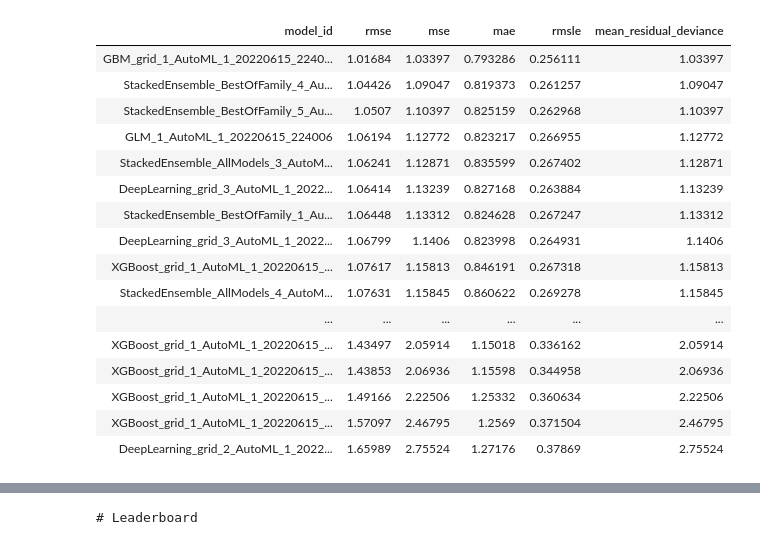
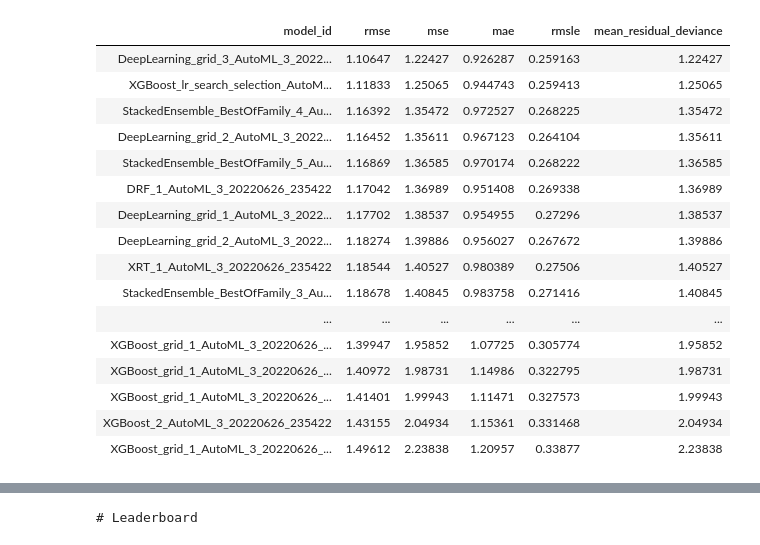
Before and after one commit to Gaskell-1206/Ensemble_DRP, a Jupyter notebook: ModelModule/H2O.ipynb, the cells around one changed output, grey strips where cells are left out. Saved outputs shown, nothing was run; the diff lists cells and outputs as text; code cells hidden in the pictures.

```diff
--- a/ModelModule/H2O.ipynb
+++ b/ModelModule/H2O.ipynb
@@ -10,11 +11,15 @@ from DataModule.Data_Preparation import CoronnaCERTAINDataset
 pd.options.mode.chained_assignment = None
 # %%
 dataset = CoronnaCERTAINDataset(
-    library_root= '/Users/gaskell/Dropbox/Mac/Desktop/Autoimmune_Disease/Code/ML_RA_EHR/Dataset/',
-    challenge = "classification",
-    dataset = 'CORRONA CERTAIN',
-    process_approach = 'SC',
-    patient_group = 'bionaive TNF',
-    drug_group= 'all',
-    save_csv=True)
+    library_root='/Users/gaskell/Dropbox/Mac/Desktop/Autoimmune_Disease/Code/ML_RA_EHR/Dataset/',
+    challenge="regression",
+    dataset='CORRONA CERTAIN',
+    process_approach='SC',
+    imputation='IterativeImputer',
+    patient_group='bionaive TNF',
+    drug_group='all',
+    time_points=(0,3),
+    train_test_rate=0.8,
+    save_csv=False,
+    random_state=2022)
 # %% [output]
@@ -23,2 +31,3 @@ save file to: /Users/gaskell/Dropbox/Mac/Desktop/Autoimmune_Disease/Code/ML_RA_E
 # %%
-dataset.get_df_train().head(10)
+train, train_loc = dataset.get_train()
+test, test_loc = dataset.get_test()
@@ -40,10 +51,10 @@ dataset.get_df_train().head(10)
 h2o.init()
 
 # Import a sample binary outcome train/test set into H2O
-train = h2o.upload_file("../Dataset/Coronna_Data_CERTAIN_classification_SC_0M_3M_bionaive TNF_all_Train.csv")
-test = h2o.upload_file("../Dataset/Coronna_Data_CERTAIN_classification_SC_0M_3M_bionaive TNF_all_Test.csv")
+train = h2o.upload_file(str(train_loc))
+test = h2o.upload_file(str(test_loc))
 
 # Identify predictors and response
 x = train.columns[:-1]
-y = "3MResponse"
+y = "DAS28_CRP_3M"
 # %% [output]
@@ -75,7 +78,7 @@ Parse progress: |█████████████████████
 Parse progress: |████████████████████████████████████████████████████████████████| (done) 100%
 # %%
 # Run AutoML for 20 base models
-aml = H2OAutoML(max_runtime_secs = 60, seed = 1, project_name = "EHR_RA_KVB")
+aml = H2OAutoML(max_runtime_secs = 60, seed = 1, project_name = "EHR_RA_SC_reg_2")
 aml.train(x=x, y=y, training_frame=train, leaderboard_frame = test)
 
 # View the AutoML Leaderboard
@@ -102,20 +105,20 @@ ERRR on field: _min_rows: The dataset size is too small to split for min_rows=10
 | model_id | rmse | mse | mae | rmsle | mean_residual_deviance |
-| GBM_grid_1_AutoML_1_20220615_2240... | 1.01684 | 1.03397 | 0.793286 | 0.256111 | 1.03397 |
-| StackedEnsemble_BestOfFamily_4_Au... | 1.04426 | 1.09047 | 0.819373 | 0.261257 | 1.09047 |
-| StackedEnsemble_BestOfFamily_5_Au... | 1.0507 | 1.10397 | 0.825159 | 0.262968 | 1.10397 |
-| GLM_1_AutoML_1_20220615_224006 | 1.06194 | 1.12772 | 0.823217 | 0.266955 | 1.12772 |
-| StackedEnsemble_AllModels_3_AutoM... | 1.06241 | 1.12871 | 0.835599 | 0.267402 | 1.12871 |
-| DeepLearning_grid_3_AutoML_1_2022... | 1.06414 | 1.13239 | 0.827168 | 0.263884 | 1.13239 |
-| StackedEnsemble_BestOfFamily_1_Au... | 1.06448 | 1.13312 | 0.824628 | 0.267247 | 1.13312 |
-| DeepLearning_grid_3_AutoML_1_2022... | 1.06799 | 1.1406 | 0.823998 | 0.264931 | 1.1406 |
-| XGBoost_grid_1_AutoML_1_20220615_... | 1.07617 | 1.15813 | 0.846191 | 0.267318 | 1.15813 |
-| StackedEnsemble_AllModels_4_AutoM... | 1.07631 | 1.15845 | 0.860622 | 0.269278 | 1.15845 |
+| DeepLearning_grid_3_AutoML_3_2022... | 1.10647 | 1.22427 | 0.926287 | 0.259163 | 1.22427 |
+| XGBoost_lr_search_selection_AutoM... | 1.11833 | 1.25065 | 0.944743 | 0.259413 | 1.25065 |
+| StackedEnsemble_BestOfFamily_4_Au... | 1.16392 | 1.35472 | 0.972527 | 0.268225 | 1.35472 |
+| DeepLearning_grid_2_AutoML_3_2022... | 1.16452 | 1.35611 | 0.967123 | 0.264104 | 1.35611 |
+| StackedEnsemble_BestOfFamily_5_Au... | 1.16869 | 1.36585 | 0.970174 | 0.268222 | 1.36585 |
+| DRF_1_AutoML_3_20220626_235422 | 1.17042 | 1.36989 | 0.951408 | 0.269338 | 1.36989 |
+| DeepLearning_grid_1_AutoML_3_2022... | 1.17702 | 1.38537 | 0.954955 | 0.27296 | 1.38537 |
+| DeepLearning_grid_2_AutoML_3_2022... | 1.18274 | 1.39886 | 0.956027 | 0.267672 | 1.39886 |
+| XRT_1_AutoML_3_20220626_235422 | 1.18544 | 1.40527 | 0.980389 | 0.27506 | 1.40527 |
+| StackedEnsemble_BestOfFamily_3_Au... | 1.18678 | 1.40845 | 0.983758 | 0.271416 | 1.40845 |
 | ... | ... | ... | ... | ... | ... |
-| XGBoost_grid_1_AutoML_1_20220615_... | 1.43497 | 2.05914 | 1.15018 | 0.336162 | 2.05914 |
-| XGBoost_grid_1_AutoML_1_20220615_... | 1.43853 | 2.06936 | 1.15598 | 0.344958 | 2.06936 |
-| XGBoost_grid_1_AutoML_1_20220615_... | 1.49166 | 2.22506 | 1.25332 | 0.360634 | 2.22506 |
-| XGBoost_grid_1_AutoML_1_20220615_... | 1.57097 | 2.46795 | 1.2569 | 0.371504 | 2.46795 |
-| DeepLearning_grid_2_AutoML_1_2022... | 1.65989 | 2.75524 | 1.27176 | 0.37869 | 2.75524 |
+| XGBoost_grid_1_AutoML_3_20220626_... | 1.39947 | 1.95852 | 1.07725 | 0.305774 | 1.95852 |
+| XGBoost_grid_1_AutoML_3_20220626_... | 1.40972 | 1.98731 | 1.14986 | 0.322795 | 1.98731 |
+| XGBoost_grid_1_AutoML_3_20220626_... | 1.41401 | 1.99943 | 1.11471 | 0.327573 | 1.99943 |
+| XGBoost_2_AutoML_3_20220626_235422 | 1.43155 | 2.04934 | 1.15361 | 0.331468 | 2.04934 |
+| XGBoost_grid_1_AutoML_3_20220626_... | 1.49612 | 2.23838 | 1.20957 | 0.33877 | 2.23838 |
 # %%
 pred = aml.predict(test)
 pred.head()
```
Also changed, not shown: parts of 14 cells of this notebook, 4 other files.
